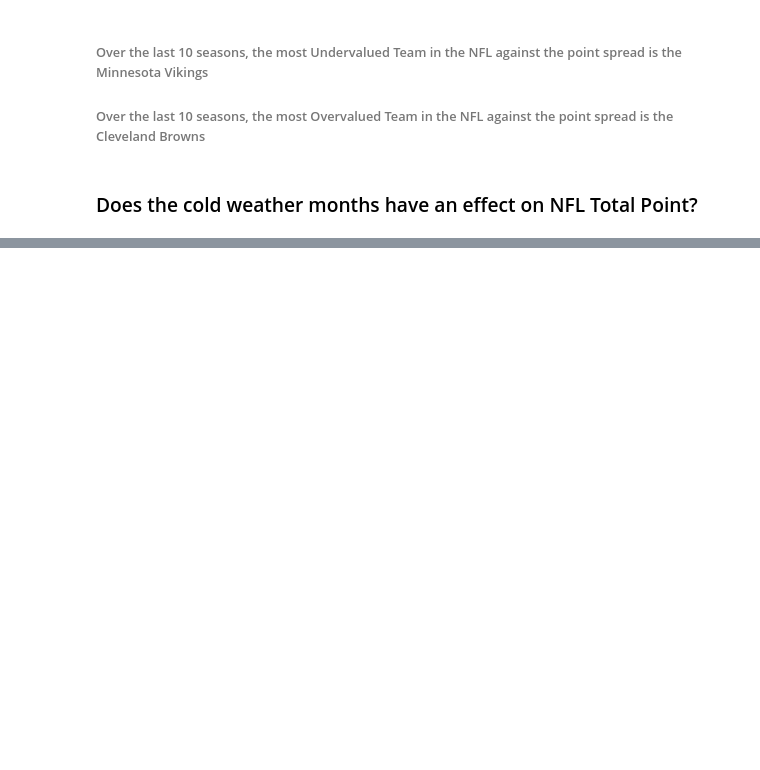
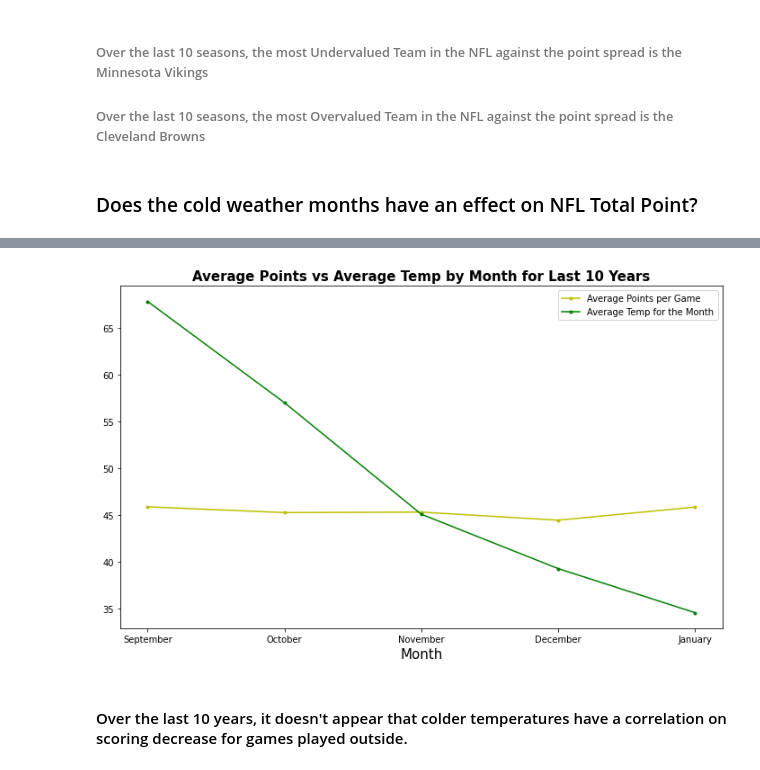
Before and after one commit to dannysontag1/NFL_Betting_Lines, a Jupyter notebook: NFL Data and Sport Betting Analysis.ipynb, the cells around one changed output, grey strips where cells are left out. Cells and saved outputs as stored; diff of their text form; code cells hidden in the pictures; blank space fills up the shorter version.

```diff
--- a/NFL Data and Sport Betting Analysis.ipynb
+++ b/NFL Data and Sport Betting Analysis.ipynb
@@ -186,0 +232,12 @@ plt.show()
+# %%
+plt.figure(figsize=(12,7))
+plt.title('Average Points vs Average Temp by Month for Last 10 Years', fontdict={'fontweight':'bold', 'fontsize': 15})
+plt.plot(pts_by_month.Month, pts_by_month.Average_Points, 'y.-', label='Average Points per Game')
+plt.plot(pts_by_month.Month, pts_by_month.Average_Temp, 'g.-', label='Average Temp for the Month')
+plt.xlabel('Month', fontdict={'fontsize': 15})
+plt.legend()
+plt.show()
+# %% [output]
+[figure, added]
+# %% [markdown]
+#### Over the last 10 years, it doesn't appear that colder temperatures have a correlation on scoring decrease for games played outside.
```
Also changed, not shown: parts of 3 cells of this notebook.
